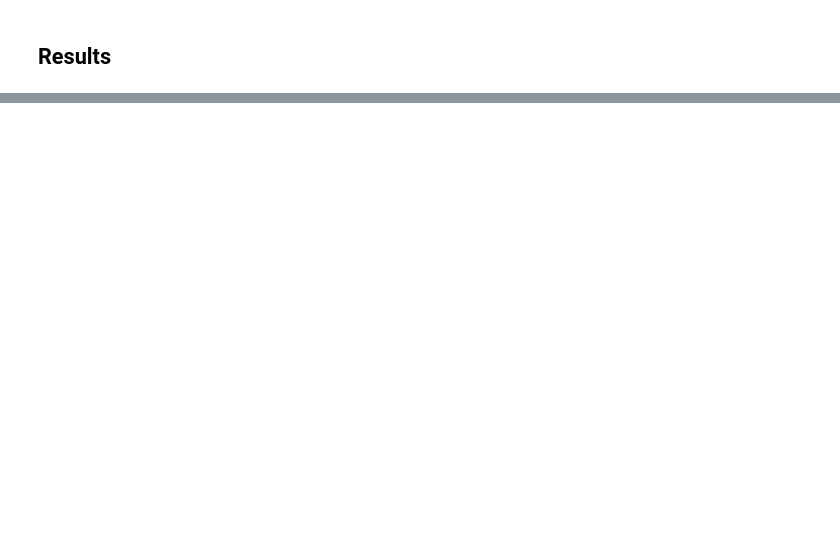
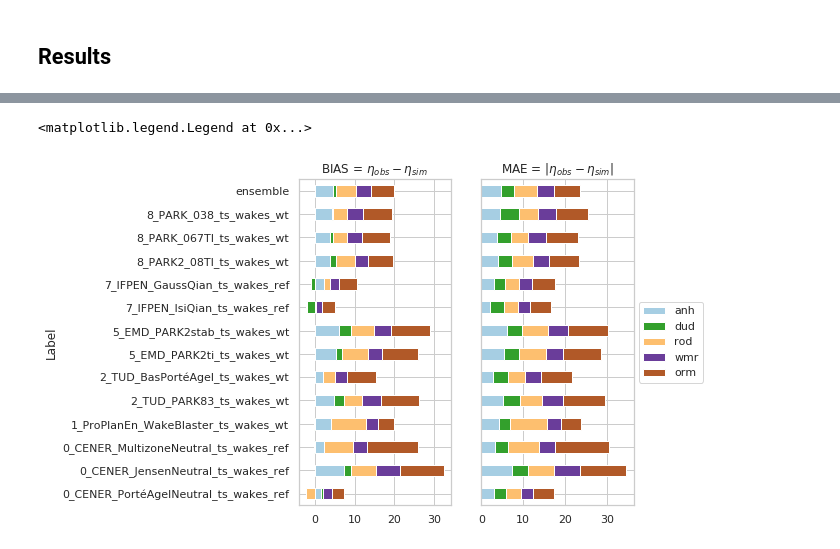
Before and after one commit to CENER-EPR/OWAbench, a Jupyter notebook: OWA_Wake_Modelling_Challenge.ipynb, the cells around one changed output, grey strips where cells are left out. Saved outputs shown, nothing was run; the diff lists cells and outputs as text; code cells hidden in the pictures; blank space fills up the shorter version.

```diff
--- a/OWA_Wake_Modelling_Challenge.ipynb
+++ b/OWA_Wake_Modelling_Challenge.ipynb
@@ -84,3 +92,8 @@ for site in sites['ID']:
 
 bias_df = pd.concat([bias[site].iloc[plotresults[site]] for site in sites['ID']], axis = 0)
 mae_df = pd.concat([mae[site].iloc[plotresults[site]] for site in sites['ID']], axis = 0)
+# %%
+# You can verify which simulations have been included here
+site = 'anh'
+sims = pd.read_csv('./' + sites.loc[sites['ID']==site,'Name'].values[0] + '/results/' + site + '_sims.csv',index_col = 0)
+sims.loc[plotresults[site]]
@@ -142,0 +174,22 @@ Text(0.5, 1.0, 'MAE = |$\\eta_{bench}-\\eta_{sim}$|')
+# %%
+# Results by model
+data_bias = np.zeros((n_sims,n_sites))
+data_mae = np.zeros((n_sims,n_sites))
+for s in range(n_sites):
+    site = sites['ID'][s]
+    data_bias[:,s] = bias[site].iloc[plotresults[site]]['BIAS[%]'].values
+    data_mae[:,s] = mae[site].iloc[plotresults[site]]['MAE[%]'].values
+bias_model = pd.DataFrame( columns = sites['ID'], index = bias[site].iloc[plotresults[site]].index, data = data_bias)
+bias_model = pd.concat([bias[site].iloc[plotresults[site]][['Participant','Model Name','Label']],bias_model], axis = 1)
+mae_model = pd.DataFrame( columns = sites['ID'], index = mae[site].iloc[plotresults[site]].index, data = data_mae)
+mae_model = pd.concat([mae[site].iloc[plotresults[site]][['Participant','Model Name','Label']],mae_model], axis = 1)
+
+fig, ax = plt.subplots(nrows=1, ncols=2, sharey='all',figsize=(6,6))
+bias_model.set_index('Label').plot(kind='barh', stacked=True, colormap='Paired', ax = ax[0],
+                                  title='BIAS = $\eta_{{{}}}-\eta_{{sim}}$'.format(bench),legend=False)
+mae_model.set_index('Label').plot(kind='barh', stacked=True, colormap='Paired', ax = ax[1],
+                                 title = 'MAE = |$\eta_{{{}}}-\eta_{{sim}}$|'.format(bench))
+plt.legend(loc='center left', bbox_to_anchor=(1.0, 0.5))
+# %% [output]
+<matplotlib.legend.Legend at 0x...>
+[figure, added]
```
Also changed, not shown: parts of 10 cells of this notebook, 6 other files.
